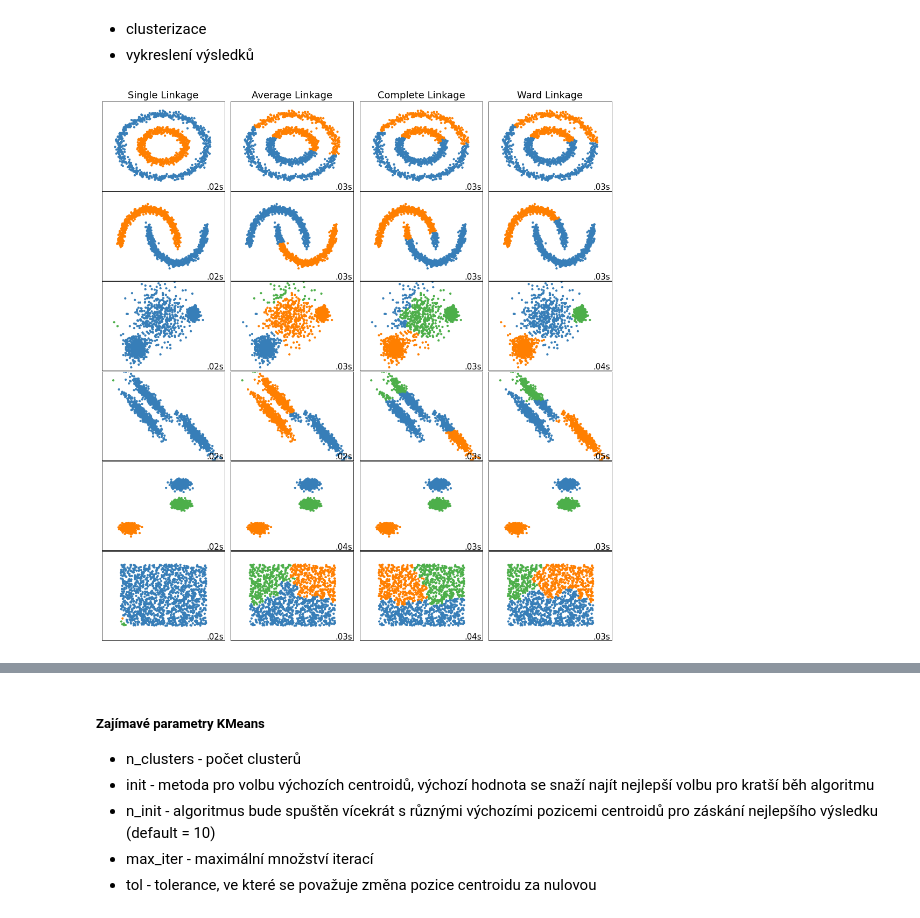
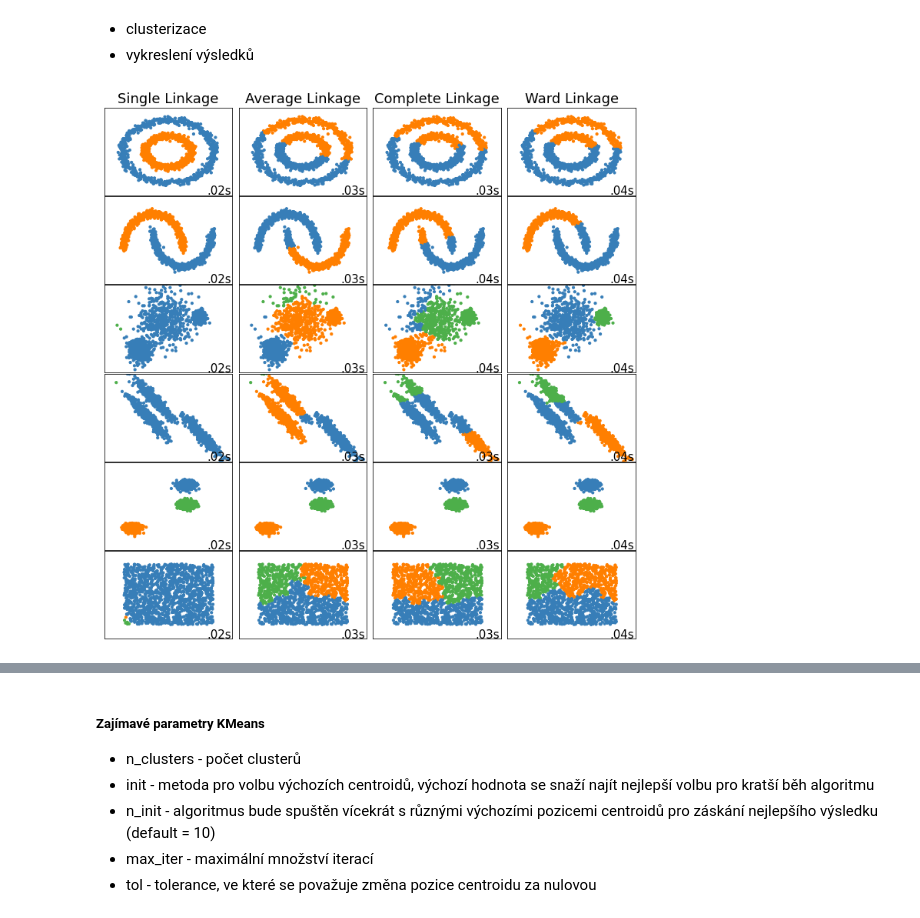
Before and after one commit to prochazkafilip/vui2, a Jupyter notebook: clustering/Clustering.ipynb, the cells around one changed output, grey strips where cells are left out. Drawn from its saved outputs; the diff is of its cells as text; code cells hidden in the pictures.

```diff
--- a/clustering/Clustering.ipynb
+++ b/clustering/Clustering.ipynb
@@ -115,9 +110,11 @@ plt.show()
 # %% [markdown]
 - Použití knihovny skicit-learn pro hierarchické clusterování
 # %%
-cluster = AgglomerativeClustering(n_clusters=2, affinity='euclidean', linkage='ward')
-cluster.fit_predict(X)
-print(cluster.labels_)
-plt.scatter(X[:,0],X[:,1], c=cluster.labels_, cmap='rainbow')
+from sklearn.cluster import AgglomerativeClustering
+
+alg = AgglomerativeClustering(n_clusters=2, affinity='euclidean', linkage='single')
+alg.fit(X)
+print(alg.labels_)
+plt.scatter(X[:,0],X[:,1], c=alg.labels_, cmap='rainbow')
 plt.show()
 # %% [output]
@@ -192,7 +193,7 @@ datasets = [
 - clusterizace
 - vykreslení výsledků
 # %%
-plt.figure(figsize=(9 * 1.3 + 2, 14.5))
+plt.figure(figsize=(10, 10))
 plt.subplots_adjust(left=.02, right=.98, bottom=.001, top=.96, wspace=.05,
                     hspace=.01)
 
@@ -240,34 +241,34 @@ for i_dataset, (dataset, algo_params) in enumerate(datasets):
                 category=UserWarning)
             algorithm.fit(X)
 
         t1 = time.time()
         if hasattr(algorithm, 'labels_'):
             y_pred = algorithm.labels_.astype(np.int)
         else:
             y_pred = algorithm.predict(X)
 
         plt.subplot(len(datasets), len(clustering_algorithms), plot_num)
         if i_dataset == 0:
             plt.title(name, size=18)
 
         colors = np.array(list(islice(cycle(['#377eb8', '#ff7f00', '#4daf4a',
                                              '#f781bf', '#a65628', '#984ea3',
                                              '#999999', '#e41a1c', '#dede00']),
                                       int(max(y_pred) + 1))))
         plt.scatter(X[:, 0], X[:, 1], s=10, color=colors[y_pred])
 
         plt.xlim(-2.5, 2.5)
         plt.ylim(-2.5, 2.5)
         plt.xticks(())
         plt.yticks(())
         plt.text(.99, .01, ('%.2fs' % (t1 - t0)).lstrip('0'),
                  transform=plt.gca().transAxes, size=15,
                  horizontalalignment='right')
         plot_num += 1
 
 plt.show()
 # %% [output]
-[figure, old version]
+[figure, new version]
 # %% [markdown]
 ## Nehierarchické algoritmy
 Netvoří se stromová struktura mezi jednotlivými clustery. Nehierarchické algoritmy jsou všeobecně rychlejší než hierarchické, což je důležité především u velkých datových sad.
```
Also changed, not shown: parts of 20 cells of this notebook.
